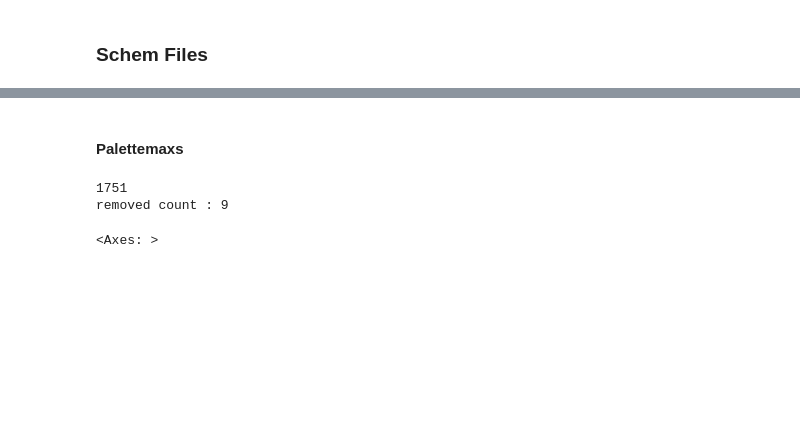
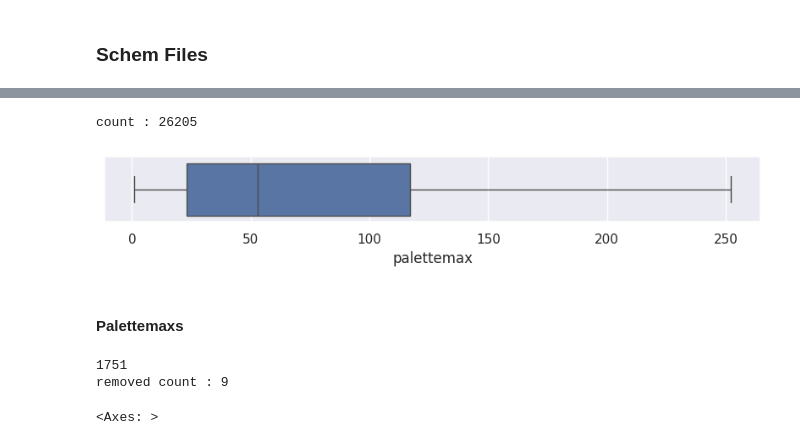
Before and after one commit to Dnewe/mcbuild-generator, a Jupyter notebook: notebooks/data_analysis.ipynb, the cells around one changed output, grey strips where cells are left out. Saved outputs shown, nothing was run; the diff lists cells and outputs as text; code cells hidden in the pictures; blank space fills up the shorter version.

```diff
--- a/notebooks/data_analysis.ipynb
+++ b/notebooks/data_analysis.ipynb
@@ -79 +44,8 @@ Counter({Int(2): 28235})
+# %%
+median = metadata_df[COLUMN].median()
+MAD = (metadata_df[COLUMN] - median).abs().median()
+
+# approximate standard deviation scaling
+threshold = 3 * 1.4826 * MAD
+metadata_df_filtered = metadata_df[(metadata_df[COLUMN] - median).abs() <= threshold]
 # %%
@@ -94,3 +59,11 @@ sns.boxplot(x=volumes_arr)
+# %%
+print(f"count : {len(metadata_df_filtered)}")
+plt.figure(figsize=(10, 1))
+sns.boxplot(metadata_df_filtered, x=COLUMN)
+plt.show()
+# %% [output]
+count : 26205
+[figure, added]
 # %% [markdown]
 #### Palettemaxs
 # %%
```
Also changed, not shown: parts of 16 cells of this notebook, 10 other files.
